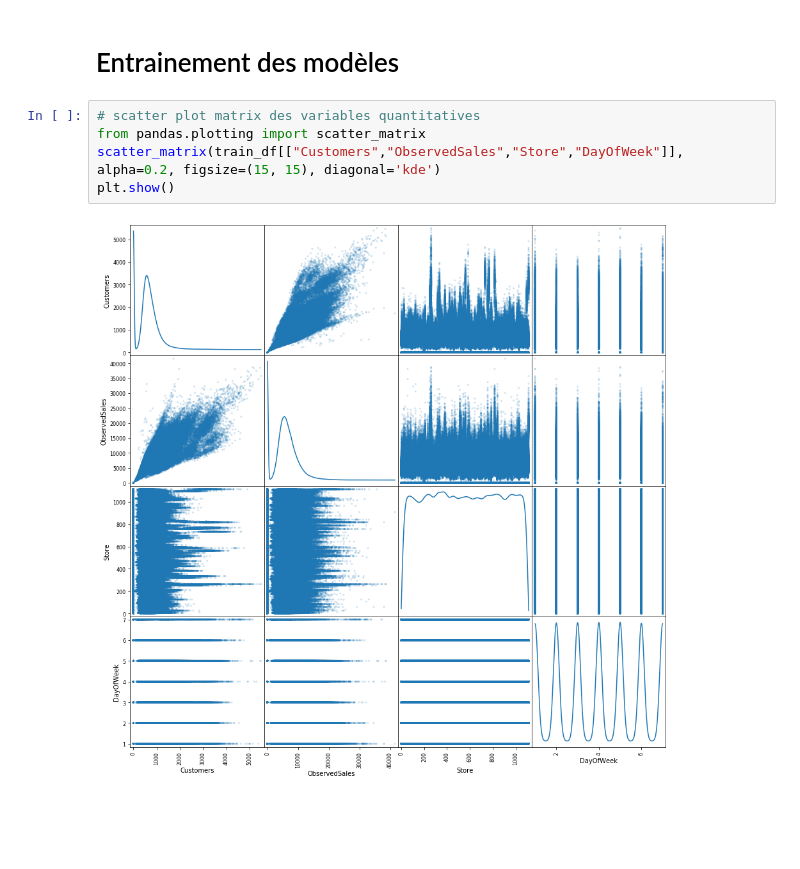
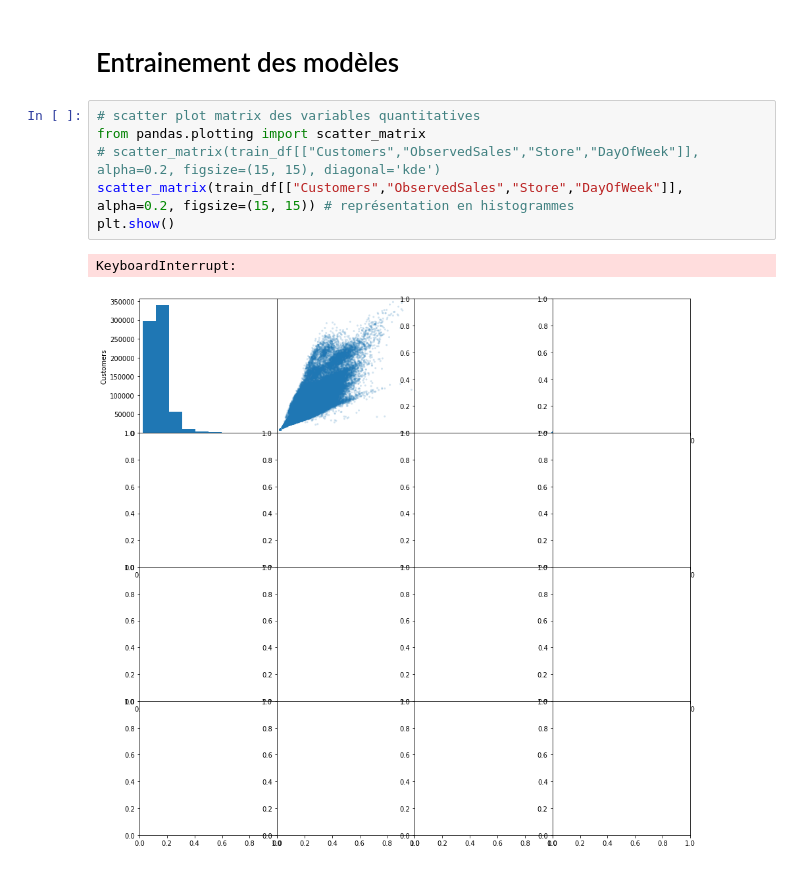
Before and after one commit to Arnofnr/ProjectBigDataCertif, a Jupyter notebook: SalesPredictionArnaud.ipynb, the cells around one changed output. Saved outputs shown, nothing was run; the diff lists cells and outputs as text; blank space fills up the shorter version.

Commit message:
Added some comments on the scatter matrix

```diff
--- a/SalesPredictionArnaud.ipynb
+++ b/SalesPredictionArnaud.ipynb
@@ -84,7 +84,9 @@ train_df.describe()
 # %%
 # scatter plot matrix des variables quantitatives
 from pandas.plotting import scatter_matrix
-scatter_matrix(train_df[["Customers","ObservedSales","Store","DayOfWeek"]], alpha=0.2, figsize=(15, 15), diagonal='kde')
+# scatter_matrix(train_df[["Customers","ObservedSales","Store","DayOfWeek"]], alpha=0.2, figsize=(15, 15), diagonal='kde')
+scatter_matrix(train_df[["Customers","ObservedSales","Store","DayOfWeek"]], alpha=0.2, figsize=(15, 15)) # représentation en histogrammes
 plt.show()
 # %% [output]
+KeyboardInterrupt:
-[figure, old version]
+[figure, new version]
```
Also changed, not shown: parts of 2 cells of this notebook.
